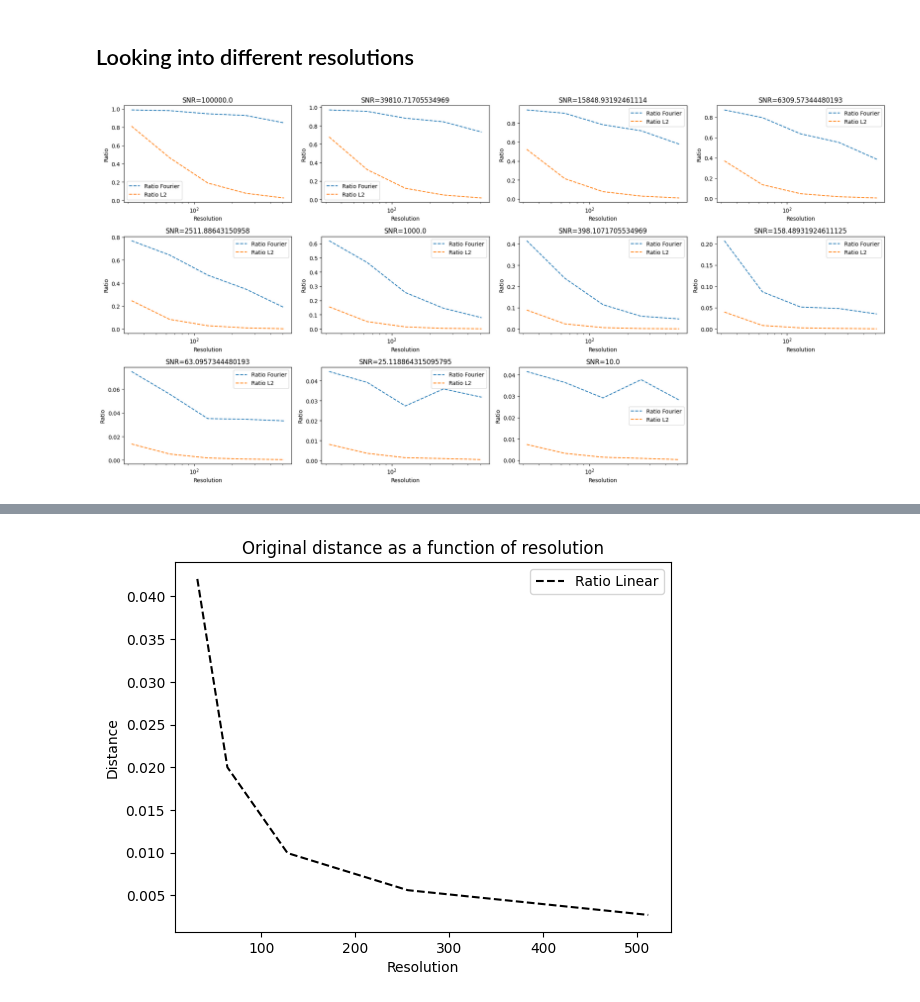
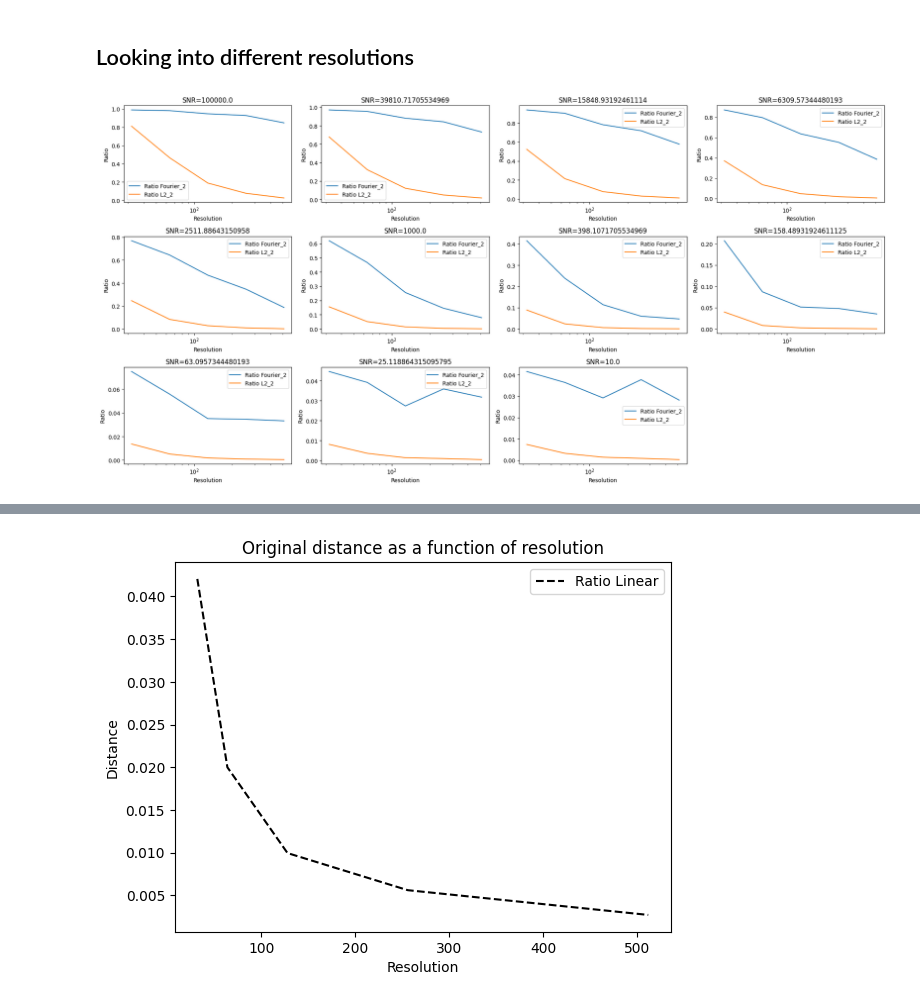
Before and after one commit to warik21/Thesis, a Jupyter notebook: Playground.ipynb, the cells around one changed output, grey strips where cells are left out. Drawn from its saved outputs; the diff is of its cells as text; code cells hidden in the pictures.

```diff
--- a/Playground.ipynb
+++ b/Playground.ipynb
@@ -265,27 +265,35 @@ plt.show()
 # %% [markdown]
 ## Looking into different resolutions
 # %%
-df = pd.read_csv('csvs/diff_res.csv')
+df1 = pd.read_csv('results.csv')
+df2 = pd.read_csv('csvs/diff_res.csv')
 # %%
-SNR_values = df['SNR'].unique()
+SNR_values1 = df1['SNR'].unique()
+SNR_values2 = df2['SNR'].unique()
 # %%
-subset = df.drop(['Category','image1_index', 'image2_index'], axis=1)
+subset1 = df1.drop(['Category','image1_index', 'image2_index'], axis=1)
+subset2 = df2.drop(['Category','image1_index', 'image2_index'], axis=1)
 
 fig = plt.figure(figsize=(20, 10))
 # Plot the ratio of the original to the noised distance for each SNR value
 for i, SNR in enumerate(SNR_values):
     plt.subplot(3, 4, i+1)
-    subset_SNR = subset[subset['SNR'] == SNR]
-    df_grouped = subset_SNR.groupby('Resolution').mean().reset_index()
-    plt.plot(df_grouped['Resolution'], df_grouped['Fourier Ratio'], label='Ratio Fourier', linestyle='--')
-    plt.plot(df_grouped['Resolution'], df_grouped['L2 Ratio'], label='Ratio L2', linestyle='--')
+    subset_SNR1 = subset1[subset1['SNR'] == SNR]
+    subset_SNR2 = subset2[subset2['SNR'] == SNR]
+    df_grouped1 = subset_SNR1.groupby('Resolution').mean().reset_index()
+    df_grouped2 = subset_SNR2.groupby('Resolution').mean().reset_index()
+
+    #plt.plot(df_grouped1['Resolution'], df_grouped1['Fourier Ratio'], label='Ratio Fourier_1', linestyle='--')
+    #plt.plot(df_grouped1['Resolution'], df_grouped1['L2 Ratio'], label='Ratio L2_1', linestyle='--')
+    plt.plot(df_grouped2['Resolution'], df_grouped2['Fourier Ratio'], label='Ratio Fourier_2')
+    plt.plot(df_grouped2['Resolution'], df_grouped2['L2 Ratio'], label='Ratio L2_2')
     plt.title(f'SNR={SNR}')
     plt.xscale('log')
     plt.xlabel('Resolution')
     plt.ylabel('Ratio')
     plt.legend()
 
 plt.tight_layout()
 plt.show()
 # %% [output]
-[figure, old version]
+[figure, new version]
```
Also changed, not shown: parts of 1 cell of this notebook, 8 other files.
